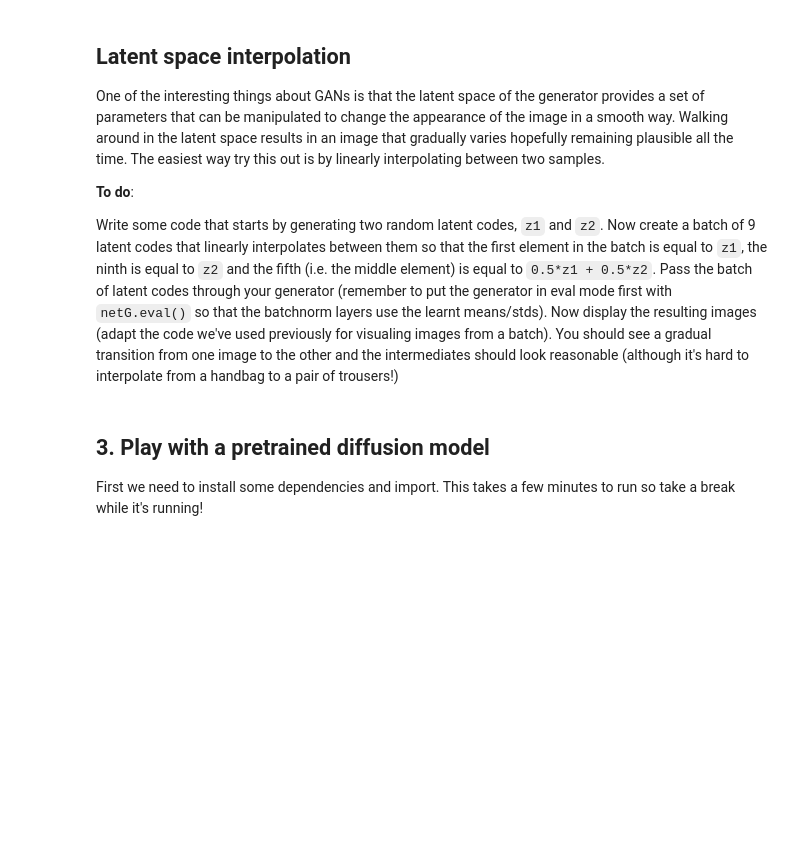
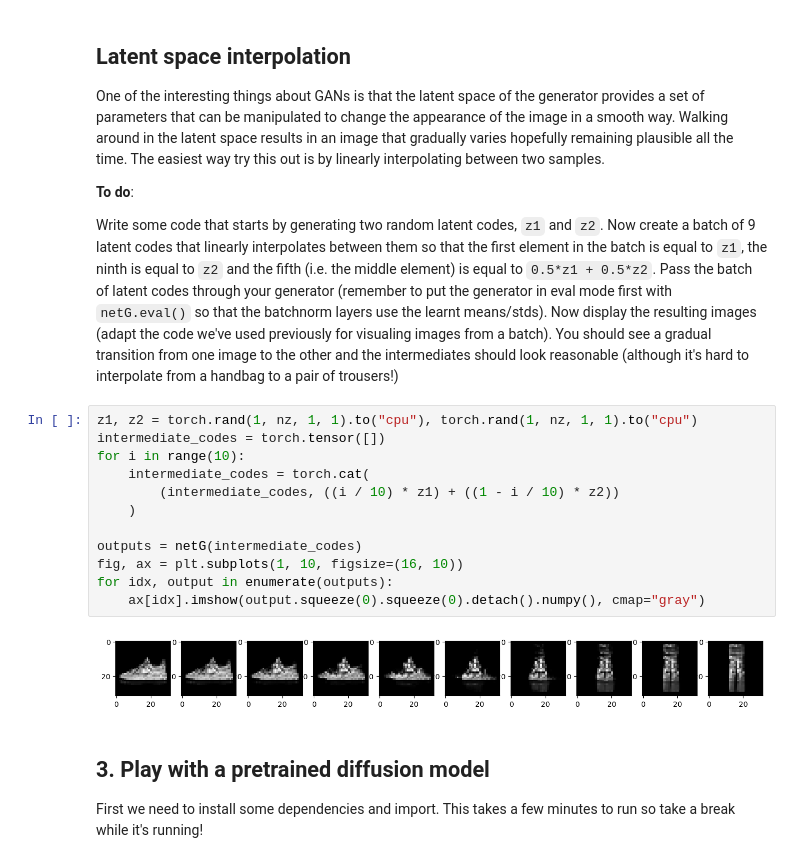
Before and after one commit to dont-text-me/INT3-work, a Jupyter notebook: week-10/PADL_Week_10.ipynb, the cells around one changed output. Cells and saved outputs as stored; diff of their text form; blank space fills up the shorter version.

```diff
--- a/week-10/PADL_Week_10.ipynb
+++ b/week-10/PADL_Week_10.ipynb
@@ -377,6 +402,20 @@ One of the interesting things about GANs is that the latent space of the generat
 **To do**:
 
 Write some code that starts by generating two random latent codes, `z1` and `z2`. Now create a batch of 9 latent codes that linearly interpolates between them so that the first element in the batch is equal to `z1`, the ninth is equal to `z2` and the fifth (i.e. the middle element) is equal to `0.5*z1 + 0.5*z2`. Pass the batch of latent codes through your generator (remember to put the generator in eval mode first with `netG.eval()` so that the batchnorm layers use the learnt means/stds). Now display the resulting images (adapt the code we've used previously for visualing images from a batch). You should see a gradual transition from one image to the other and the intermediates should look reasonable (although it's hard to interpolate from a handbag to a pair of trousers!)
+# %%
+z1, z2 = torch.rand(1, nz, 1, 1).to("cpu"), torch.rand(1, nz, 1, 1).to("cpu")
+intermediate_codes = torch.tensor([])
+for i in range(10):
+    intermediate_codes = torch.cat(
+        (intermediate_codes, ((i / 10) * z1) + ((1 - i / 10) * z2))
+    )
+
+outputs = netG(intermediate_codes)
+fig, ax = plt.subplots(1, 10, figsize=(16, 10))
+for idx, output in enumerate(outputs):
+    ax[idx].imshow(output.squeeze(0).squeeze(0).detach().numpy(), cmap="gray")
+# %% [output]
+[figure, added]
 # %% [markdown]
 ## 3. Play with a pretrained diffusion model
 
```
Also changed, not shown: parts of 5 cells of this notebook.
